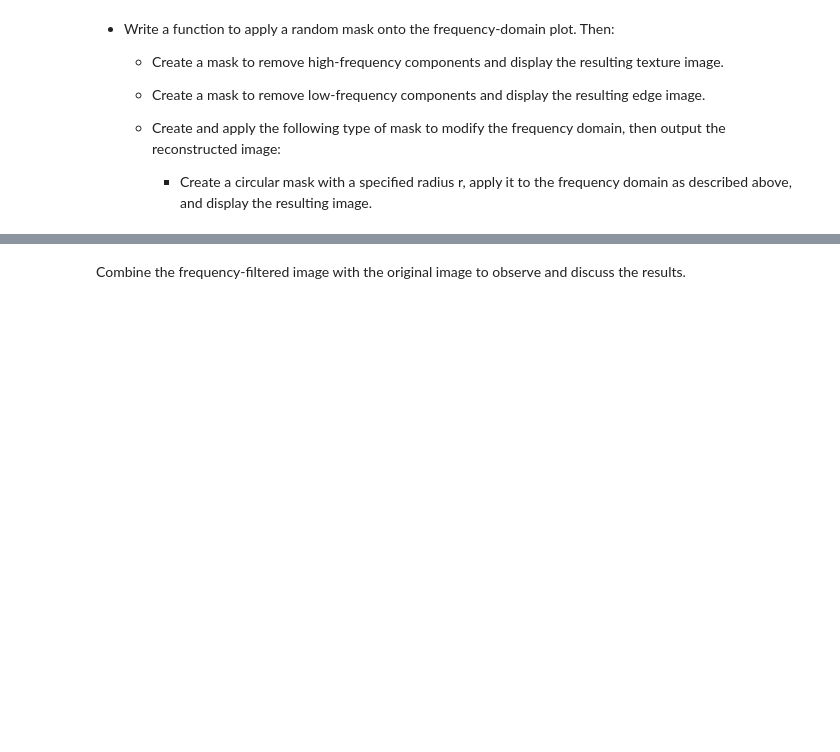
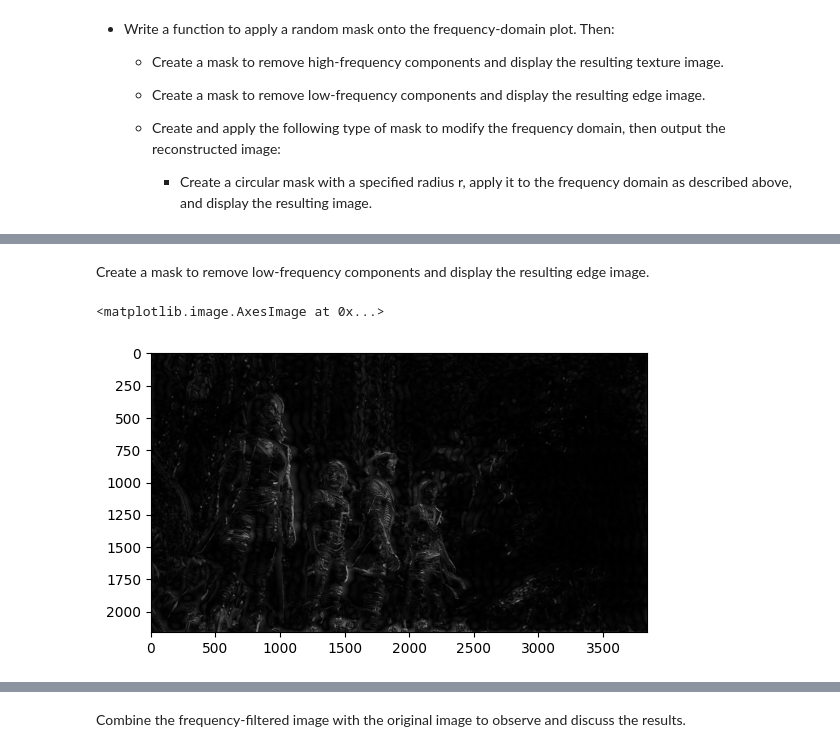
Before and after one commit to tano-dev/Image-Processing-and-Analysis_MTH10317, a Jupyter notebook: Week 6/23110163_NguyenVanPhucHuy_LAB05.ipynb, the cells around one changed output, grey strips where cells are left out. Cells and saved outputs as stored; diff of their text form; code cells hidden in the pictures; blank space fills up the shorter version.

```diff
--- a/Week 6/23110163_NguyenVanPhucHuy_LAB05.ipynb
+++ b/Week 6/23110163_NguyenVanPhucHuy_LAB05.ipynb
@@ -237,0 +219,15 @@ plt.imshow(circular_image, cmap='gray')
+# %% [markdown]
+Create a mask to remove low-frequency components and display the resulting edge image.
+# %%
+rows, cols = newImg_Gray.shape
+crow, ccol = rows // 2 , cols // 2
+mask = np.zeros((rows, cols, 2), np.uint8)
+size = 25
+mask[crow-size:crow+size, ccol-size:ccol+size] = 1
+mask = 1 - mask
+
+edge_image = apply_mask(dft_shift, mask)
+plt.imshow(edge_image,  plt.cm.gray)
+# %% [output]
+<matplotlib.image.AxesImage at 0x...>
+[figure, added]
```
Also changed, not shown: parts of 12 cells of this notebook.
